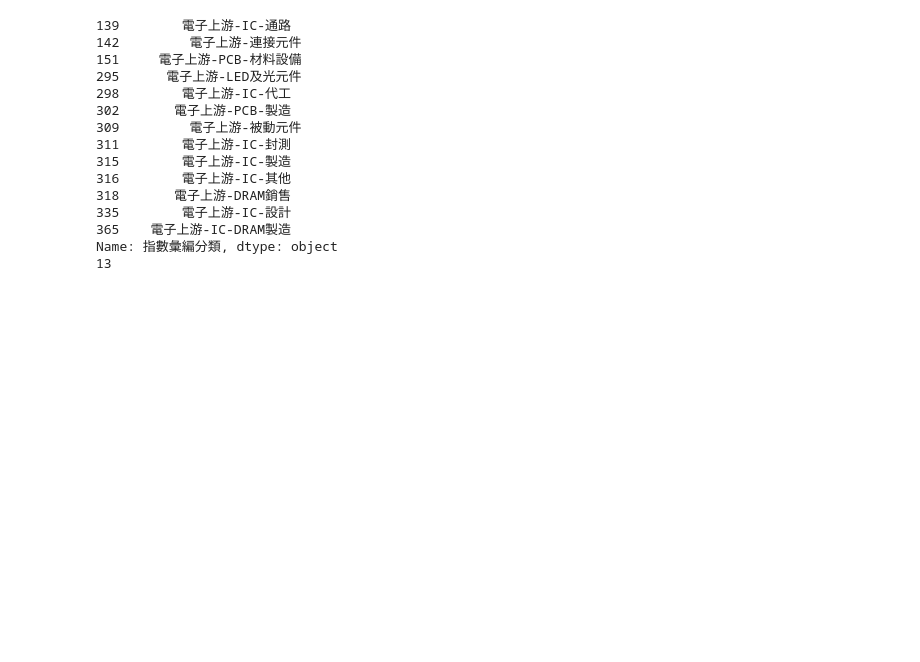
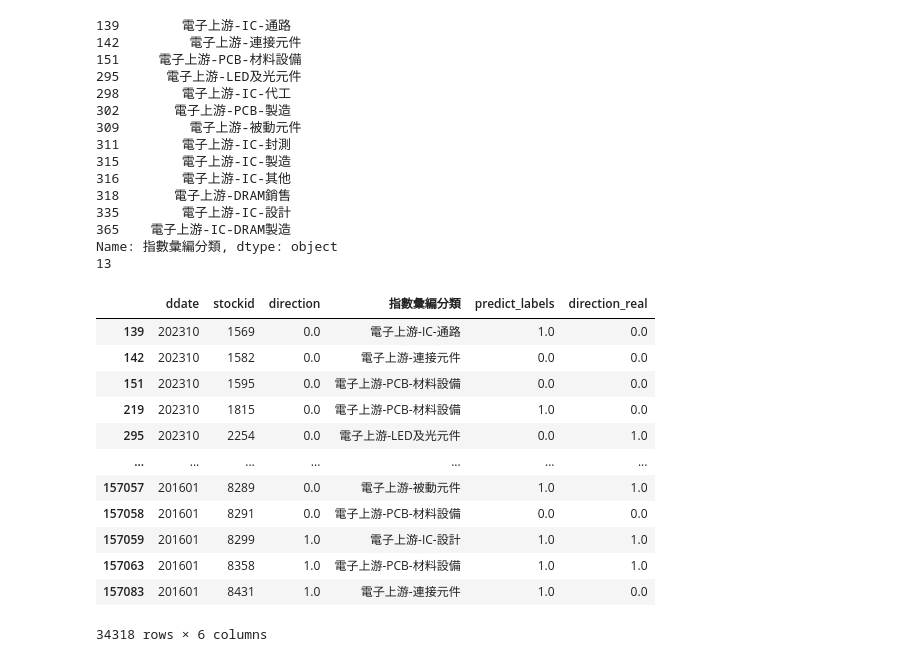
Before and after one commit to Carolyehhh/revenue-prediction, a Jupyter notebook: test.ipynb, the cells around one changed output. Saved outputs shown, nothing was run; the diff lists cells and outputs as text; code cells hidden in the pictures; blank space fills up the shorter version.

Commit message:
def compare_predictions

```diff
--- a/test.ipynb
+++ b/test.ipynb
@@ -535,0 +538,16 @@ Name: 指數彙編分類, dtype: object
+# %%
+df_filtered
+# %% [output]
+|  | ddate | stockid | direction | 指數彙編分類 | predict_labels | direction_real |
+| 139 | 202310 | 1569 | 0.0 | 電子上游-IC-通路 | 1.0 | 0.0 |
+| 142 | 202310 | 1582 | 0.0 | 電子上游-連接元件 | 0.0 | 0.0 |
+| 151 | 202310 | 1595 | 0.0 | 電子上游-PCB-材料設備 | 0.0 | 0.0 |
+| 219 | 202310 | 1815 | 0.0 | 電子上游-PCB-材料設備 | 1.0 | 0.0 |
+| 295 | 202310 | 2254 | 0.0 | 電子上游-LED及光元件 | 0.0 | 1.0 |
+| ... | ... | ... | ... | ... | ... | ... |
+| 157057 | 201601 | 8289 | 0.0 | 電子上游-被動元件 | 1.0 | 1.0 |
+| 157058 | 201601 | 8291 | 0.0 | 電子上游-PCB-材料設備 | 0.0 | 0.0 |
+| 157059 | 201601 | 8299 | 1.0 | 電子上游-IC-設計 | 1.0 | 1.0 |
+| 157063 | 201601 | 8358 | 1.0 | 電子上游-PCB-材料設備 | 1.0 | 1.0 |
+| 157083 | 201601 | 8431 | 1.0 | 電子上游-連接元件 | 1.0 | 0.0 |
+34318 rows × 6 columns
```
Also changed, not shown: parts of 1 cell of this notebook, 1 other file.
